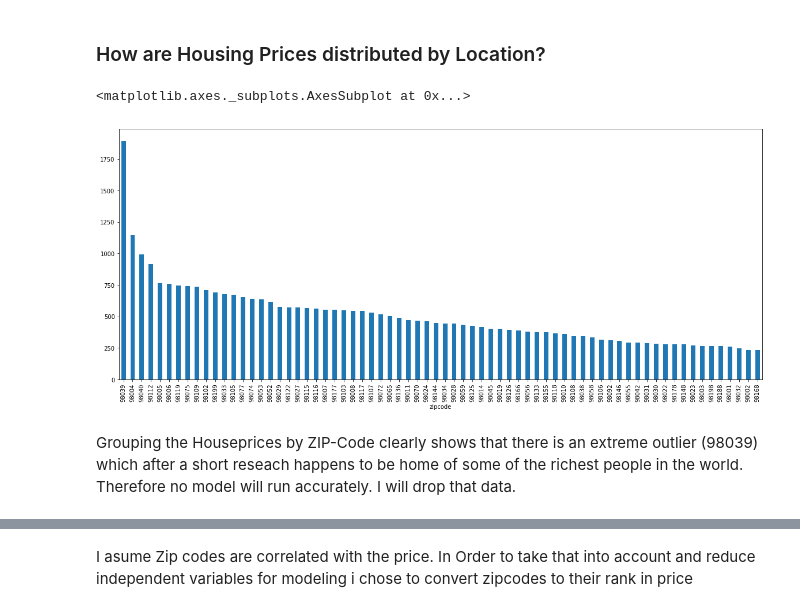
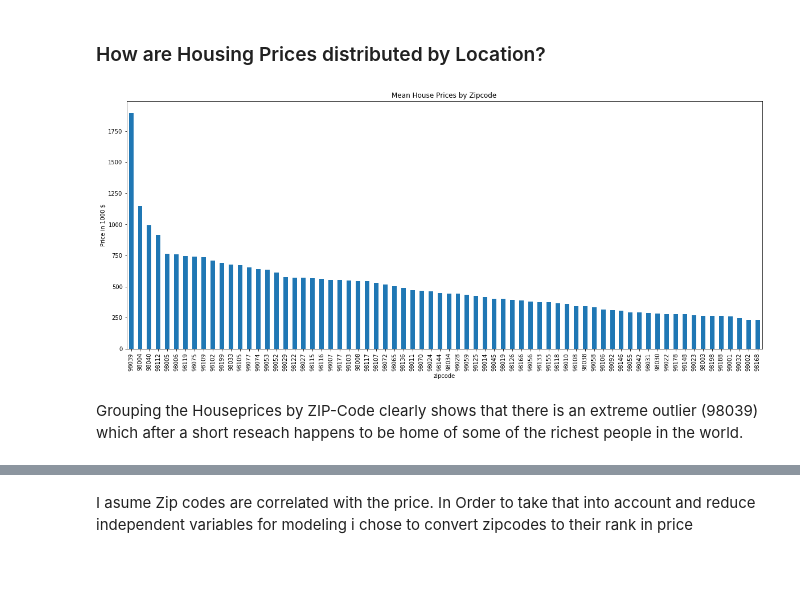
Before and after one commit to Pietrassyk/dsc-v2-mod1-final-project-nyc-ds-career-042219, a Jupyter notebook: student.ipynb, the cells around one changed output, grey strips where cells are left out. Saved outputs shown, nothing was run; the diff lists cells and outputs as text; code cells hidden in the pictures; blank space fills up the shorter version.

Commit message:
Build multivariant linear regression Model Evaluate Model minor formatting

```diff
--- a/student.ipynb
+++ b/student.ipynb
@@ -246,3 +278,26 @@ Histograms and Distribution plots show:
+# %%
+#define what columns to transform, bins, labels and abbreviations
+col_kwargs = [{"name": "bedrooms", "bins":[0,1,2,3,4,5,99], "labels":[1,2,3,4,5,"6+"], "abr":"bed_"},
+              {"name": "bathrooms", "bins":[0,0.99,1.99,2.99,3.99,4.99,99], "labels":["shared",1,2,3,4,"5+"],"abr":"bath_"},
+              {"name": "floors", "bins":[0,1.1,1.6,2.1,2.6,3.1,99], "labels":[1,1.5,2,2.5,3,3.5],"abr":"flr_"},
+              {"name": "grade", "bins":range(0,14), "labels":range(1,14),"abr":"grd_"},
+              {"name": "condition", "bins":[0,1,2,3,4,5,99], "labels":[1,2,3,4,5,"5+"],"abr":"cdt_"},
+             ]
+# %%
+def dummy_transformation(df,col_kwargs,one_hot = True):
+    """run one-hot transformation on target columns. Columns must be passed as a list of dicts
+    providing the followong parameters: name(str), bins(list), labels(list), abr(str) , """
+    df=df.copy()
+    for col in col_kwargs:
+        df[col["name"]]=pd.cut(df[col["name"]],bins=col["bins"],labels=col["labels"])
+        if one_hot:
+            dummy = pd.get_dummies(data=df[col["name"]],prefix=col["abr"],drop_first=True)
+            df = pd.concat([df,dummy], axis=1)
+            df = df.drop(col["name"], axis=1)
+    return df
+# %%
+cleaned_non_dummy_df = cleaned_df.copy()
+cleaned_transformed_df = dummy_transformation(cleaned_df,col_kwargs)
 # %% [markdown]
 Potential Questions:
 How to Classify Appartements vs houses?<br>
@@ -282,13 +337,18 @@ qm_living15    0.585241
 Name: price, dtype: float64
 # %% [markdown]
 ### How are Housing Prices distributed by Location?
+# %%
+#setting transformed data as new wokring set
+cleaned_df = cleaned_transformed_df.copy()
 # %%
 group_zip_df = round(scale(cleaned_df,[2],1/1000).groupby("zipcode").median(),1).sort_values(by="price",ascending=False)
 # %%
-fig = plt.figure(figsize = (20,8))
-group_zip_df.price.plot.bar()
+fig = plt.figure(figsize = (20,8));
+plt.title("Mean House Prices by Zipcode")
+plt.ylabel("Price in 1000 $")
+group_zip_df.price.plot.bar();
+#cleaned_df = cleaned_df.loc[cleaned_df["zipcode"] != 98039]
 # %% [output]
-<matplotlib.axes._subplots.AxesSubplot at 0x...>
-[figure, old version]
+[figure, new version]
 # %% [markdown]
-Grouping the Houseprices by ZIP-Code clearly shows that there is an extreme outlier (98039) which after a short reseach happens to be home of some of the richest people in the world. Therefore no model will run accurately. I will drop that data.
+Grouping the Houseprices by ZIP-Code clearly shows that there is an extreme outlier (98039) which after a short reseach happens to be home of some of the richest people in the world.
```
Also changed, not shown: parts of 54 cells of this notebook, 1 other file.
